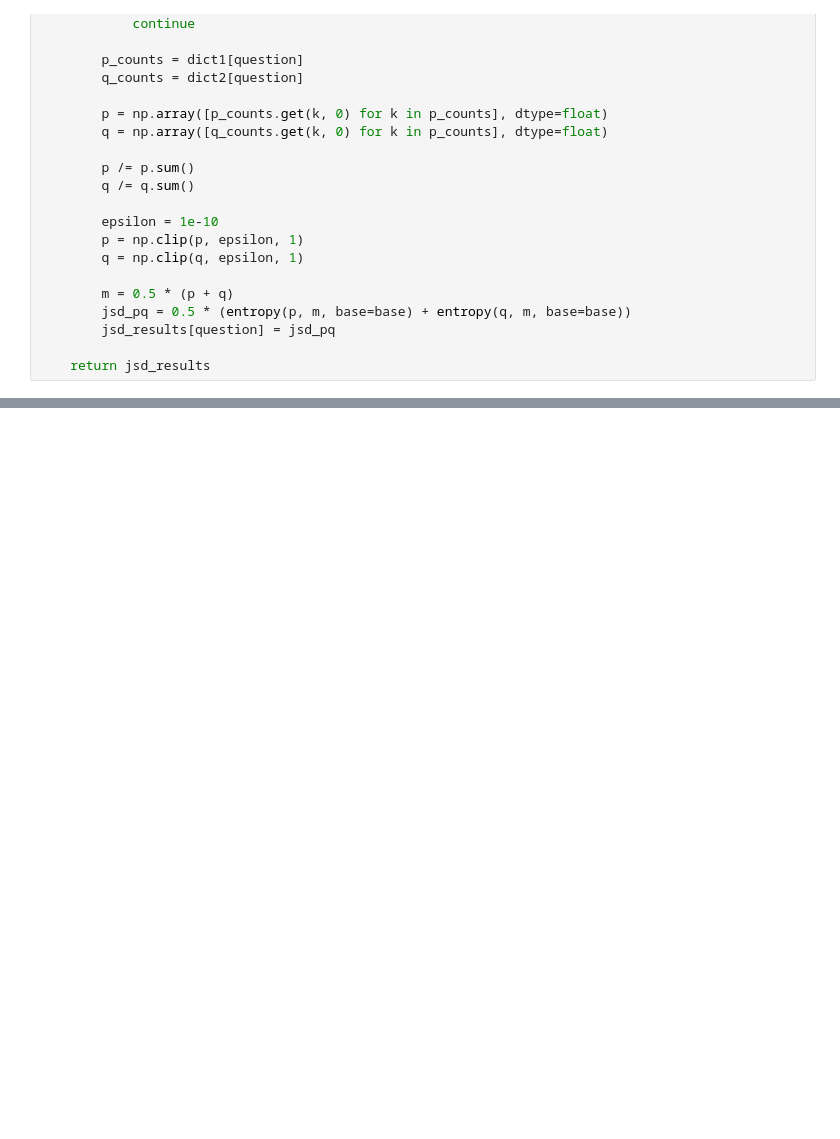
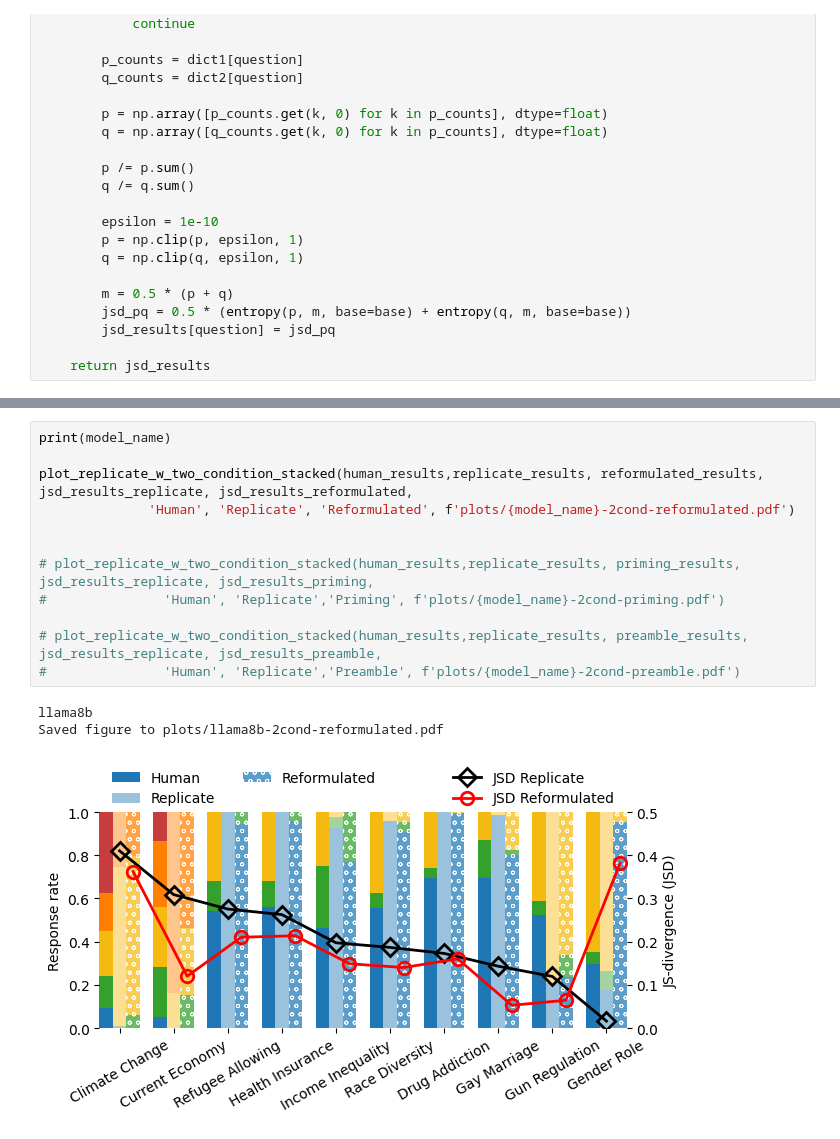
Before and after one commit to songgaojundeng/mitigating-social-desirability-bias, a Jupyter notebook: Replicate_Condition_Analysis_Code.ipynb, the cells around one changed output, grey strips where cells are left out. Drawn from its saved outputs; the diff is of its cells as text; blank space fills up the shorter version.

```diff
--- a/Replicate_Condition_Analysis_Code.ipynb
+++ b/Replicate_Condition_Analysis_Code.ipynb
@@ -380,0 +784,16 @@ Saved figure to plots/llama70b-allcond.pdf
+# %%
+print(model_name)
+
+plot_replicate_w_two_condition_stacked(human_results,replicate_results, reformulated_results, jsd_results_replicate, jsd_results_reformulated,
+              'Human', 'Replicate', 'Reformulated', f'plots/{model_name}-2cond-reformulated.pdf')
+
+
+# plot_replicate_w_two_condition_stacked(human_results,replicate_results, priming_results, jsd_results_replicate, jsd_results_priming,
+#               'Human', 'Replicate','Priming', f'plots/{model_name}-2cond-priming.pdf')
+
+# plot_replicate_w_two_condition_stacked(human_results,replicate_results, preamble_results, jsd_results_replicate, jsd_results_preamble,
+#               'Human', 'Replicate','Preamble', f'plots/{model_name}-2cond-preamble.pdf')
+# %% [output]
+llama8b
+Saved figure to plots/llama8b-2cond-reformulated.pdf
+[figure, added]
```
Also changed, not shown: parts of 12 cells of this notebook, 4 other files.
